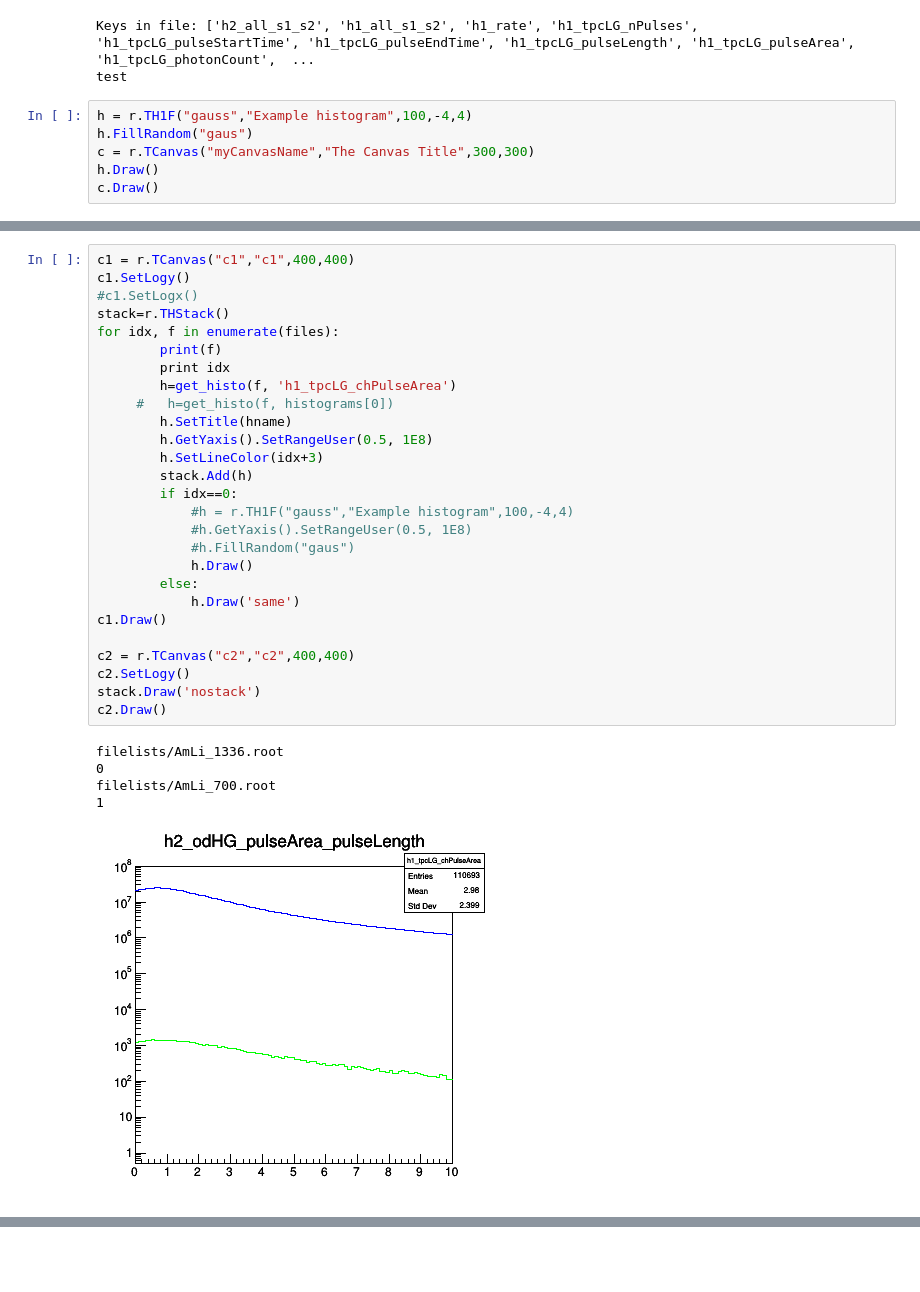
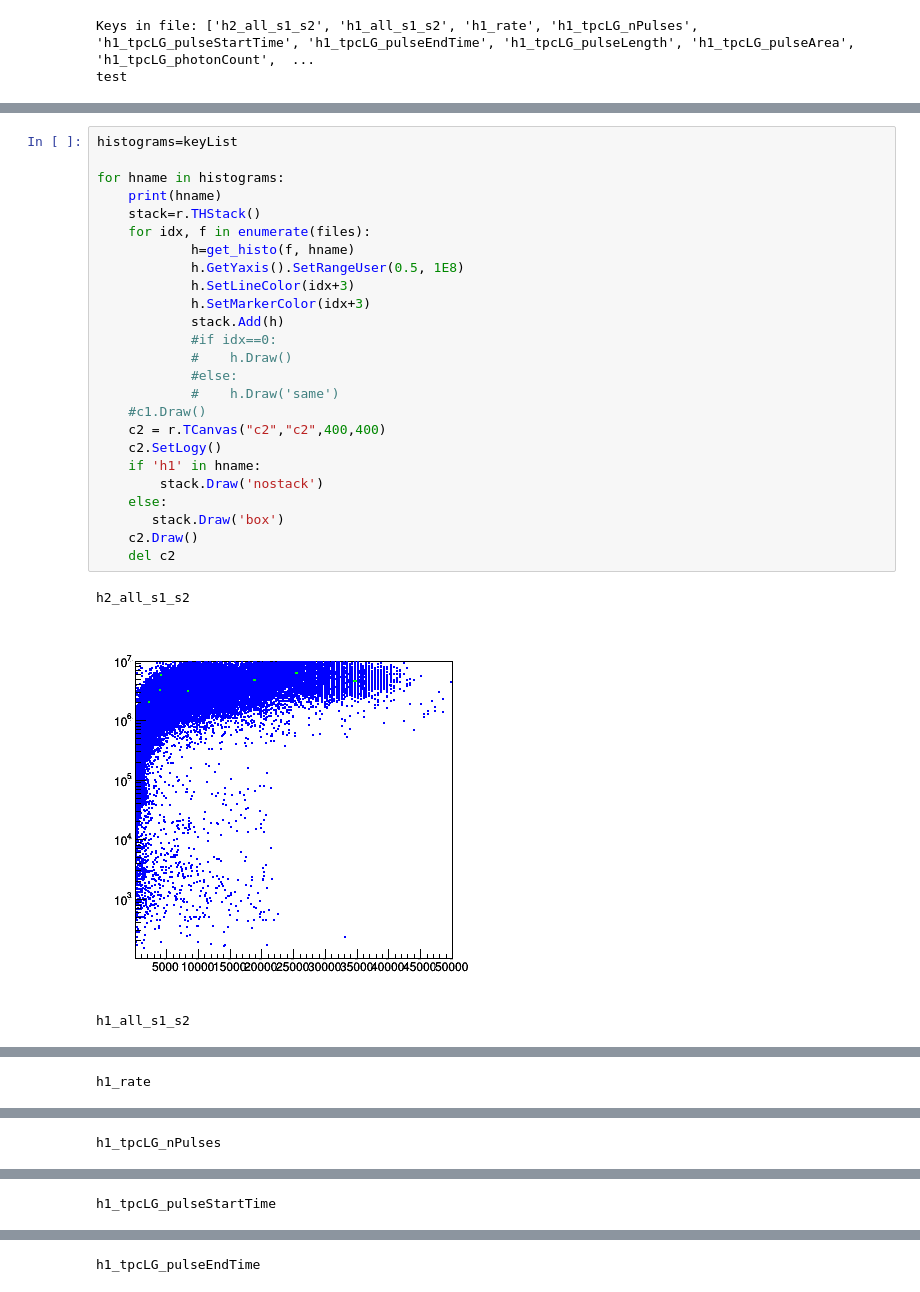
Before and after one commit to bpenning/analysis, a Jupyter notebook: LZ/od_calib/read_od_files.ipynb, the cells around one changed output, grey strips where cells are left out. Cells and saved outputs as stored; diff of their text form; blank space fills up the shorter version.

Commit message:
all plots and reading keys

```diff
--- a/LZ/od_calib/read_od_files.ipynb
+++ b/LZ/od_calib/read_od_files.ipynb
@@ -51,9 +51,3 @@ print('test')
 # %% [output]
 Keys in file: ['h2_all_s1_s2', 'h1_all_s1_s2', 'h1_rate', 'h1_tpcLG_nPulses', 'h1_tpcLG_pulseStartTime', 'h1_tpcLG_pulseEndTime', 'h1_tpcLG_pulseLength', 'h1_tpcLG_pulseArea', 'h1_tpcLG_photonCount',  ...
 test
-# %%
-h = r.TH1F("gauss","Example histogram",100,-4,4)
-h.FillRandom("gaus")
-c = r.TCanvas("myCanvasName","The Canvas Title",300,300)
-h.Draw()
-c.Draw()
@@ -62,33 +54,29 @@ c.Draw()
 # %%
-c1 = r.TCanvas("c1","c1",400,400)
-c1.SetLogy()
-#c1.SetLogx()
-stack=r.THStack()
-for idx, f in enumerate(files):
-        print(f)
-        print idx
-        h=get_histo(f, 'h1_tpcLG_chPulseArea')
-     #   h=get_histo(f, histograms[0])
-        h.SetTitle(hname)
-        h.GetYaxis().SetRangeUser(0.5, 1E8)
-        h.SetLineColor(idx+3)
-        stack.Add(h)
-        if idx==0:
-            #h = r.TH1F("gauss","Example histogram",100,-4,4)
-            #h.GetYaxis().SetRangeUser(0.5, 1E8)
-            #h.FillRandom("gaus")
-            h.Draw()
-        else:
-            h.Draw('same')
-c1.Draw()
+histograms=keyList
 
-c2 = r.TCanvas("c2","c2",400,400)
-c2.SetLogy()
-stack.Draw('nostack')
-c2.Draw()
+for hname in histograms:
+    print(hname)
+    stack=r.THStack()
+    for idx, f in enumerate(files):
+            h=get_histo(f, hname)
+            h.GetYaxis().SetRangeUser(0.5, 1E8)
+            h.SetLineColor(idx+3)
+            h.SetMarkerColor(idx+3)
+            stack.Add(h)
+            #if idx==0:
+            #    h.Draw()
+            #else:
+            #    h.Draw('same')
+    #c1.Draw()
+    c2 = r.TCanvas("c2","c2",400,400)
+    c2.SetLogy()
+    if 'h1' in hname:
+        stack.Draw('nostack')
+    else:
+       stack.Draw('box')
+    c2.Draw()
+    del c2
 # %% [output]
-filelists/AmLi_1336.root
-0
-filelists/AmLi_700.root
-1
+h2_all_s1_s2
-[figure, old version]
+[figure, new version]
+h1_all_s1_s2
@@ -95,0 +84 @@ filelists/AmLi_700.root
+h1_rate
@@ -95,0 +86 @@ filelists/AmLi_700.root
+h1_tpcLG_nPulses
@@ -95,0 +88 @@ filelists/AmLi_700.root
+h1_tpcLG_pulseStartTime
@@ -95,0 +90 @@ filelists/AmLi_700.root
+h1_tpcLG_pulseEndTime
```
Also changed, not shown: parts of 3 cells of this notebook.
